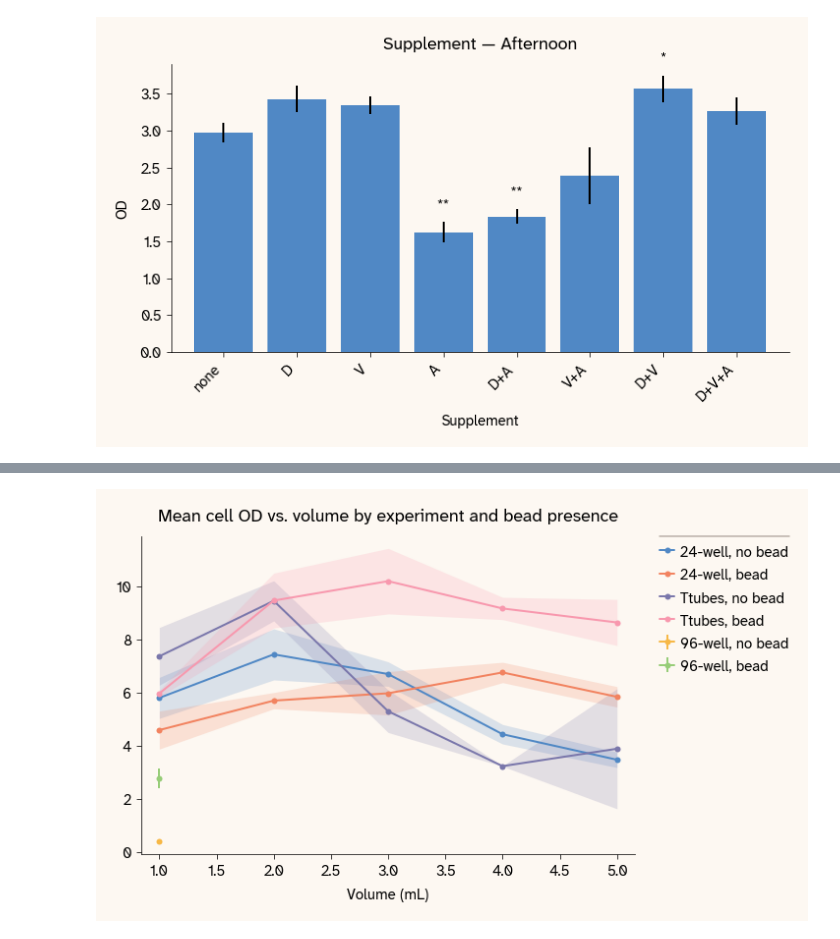
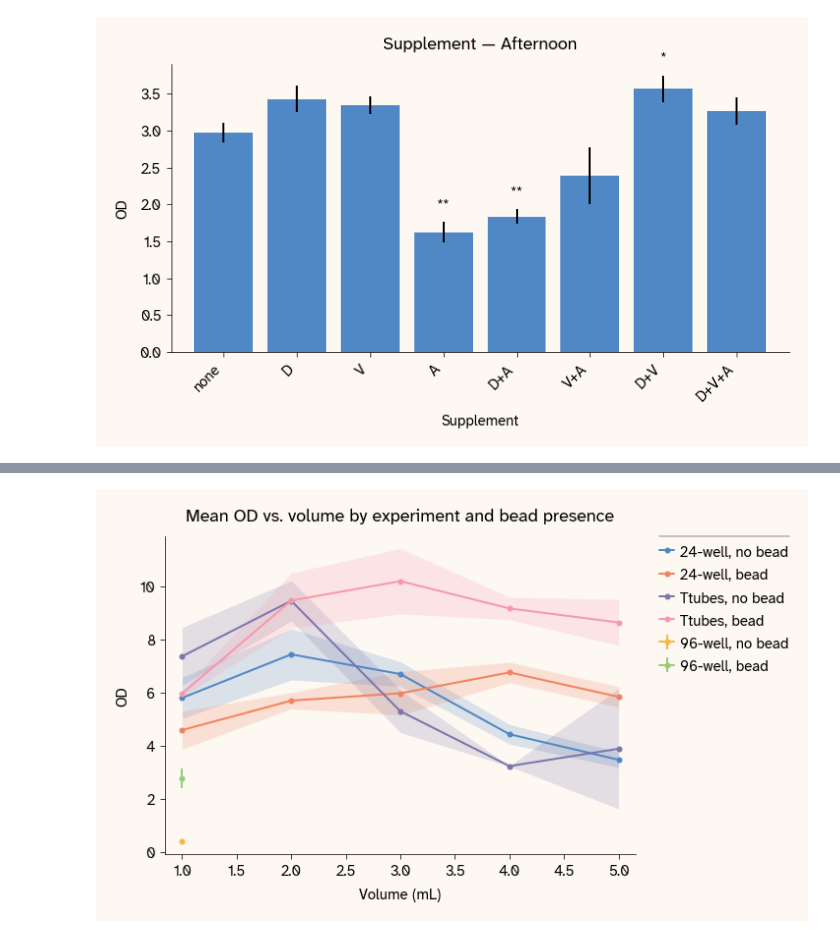
Before and after one commit to Arcadia-Science/beads-cell-growth, a Jupyter notebook: notebooks/od-analysis.ipynb, the cells around one changed output, grey strips where cells are left out. Cells and saved outputs as stored; diff of their text form; code cells hidden in the pictures.

```diff
--- a/notebooks/od-analysis.ipynb
+++ b/notebooks/od-analysis.ipynb
@@ -247,36 +74,6 @@ fig.savefig(svg_out, bbox_inches="tight", facecolor=apc.parchment)
 # %%
 df_agg = pd.concat([df_96, df_tt, df_24])
 df_agg["bead_present"] = df_agg["beads"] != 0.0
-
-metric = "OD"
-
-fig, ax = plt.subplots(figsize=(10, 6), facecolor=apc.parchment)
-
-for (exp, bead), grp in df_agg.groupby(["experiment", "bead_present"]):
-    stats = grp.groupby("volume")[metric].agg(["mean", "std", "count"])
-    stats["ci"] = 1.96 * stats["std"] / np.sqrt(stats["count"])
-    stats = stats.sort_index()
-    label = f"{exp}, {'bead' if bead else 'no bead'}"
-    if len(stats) == 1:
-        ax.errorbar(
-            stats.index, stats["mean"], yerr=stats["ci"],
-            marker="o", capsize=4, label=label,
-        )
-    else:
-        (line,) = ax.plot(stats.index, stats["mean"], marker="o", label=label)
-        ax.fill_between(
-            stats.index,
-            stats["mean"] - stats["ci"],
-            stats["mean"] + stats["ci"],
-            alpha=0.2, color=line.get_color(),
-        )
-
-ax.legend(bbox_to_anchor=(1.05, 1), loc="upper left")
-ax.set_xlabel("Volume (mL)")
-# ax.set_ylabel(METRIC_LABELS.get(metric, metric))
-ax.set_title(f"Mean cell {metric} vs. volume by experiment and bead presence")
-
-apc.mpl.style_plot(ax)
-plt.tight_layout()
+fig_cross = plot_od_cross_experiment(df_agg)
 # %% [output]
-[figure, old version]
+[figure, new version]
```
Also changed, not shown: parts of 10 cells of this notebook.
